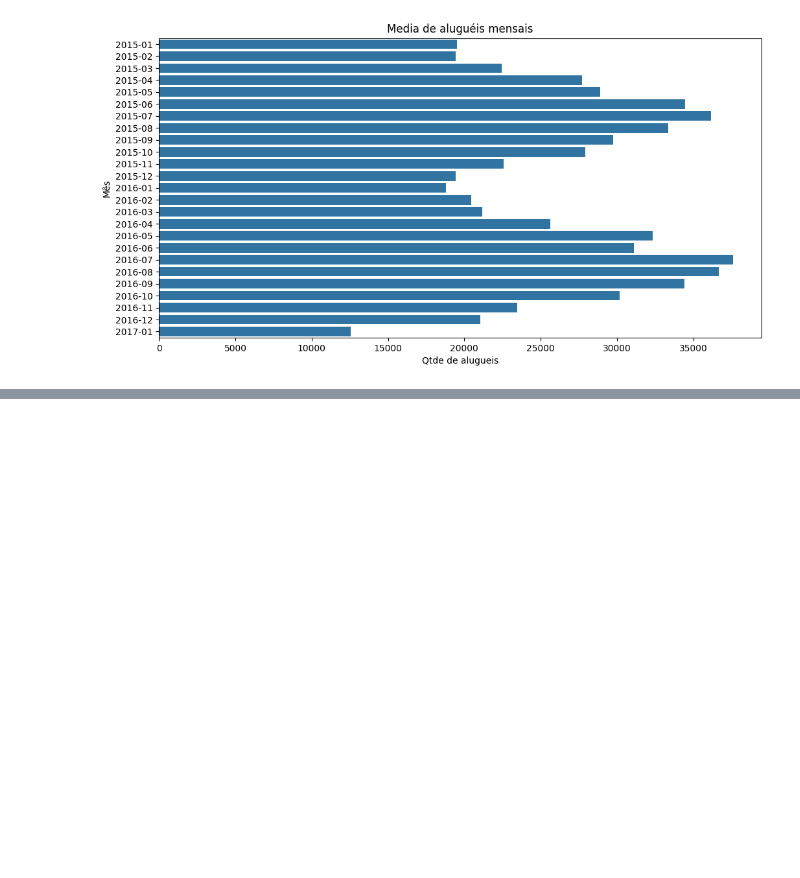
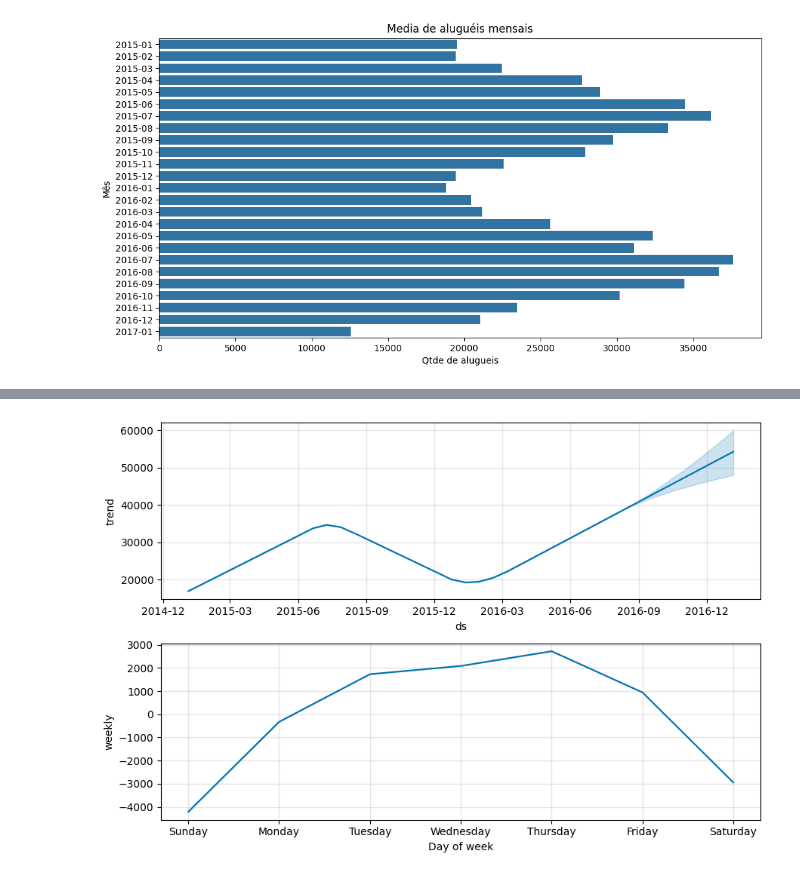
Before and after one commit to cauancalmeida/Data_Science_studies, a Jupyter notebook: Analisando_e_Prevendo_series_temporais.ipynb, the cells around one changed output, grey strips where cells are left out. Drawn from its saved outputs; the diff is of its cells as text; code cells hidden in the pictures; blank space fills up the shorter version.

```diff
--- a/Analisando_e_Prevendo_series_temporais.ipynb
+++ b/Analisando_e_Prevendo_series_temporais.ipynb
@@ -599,0 +727,5 @@ plt.show()
+# %%
+#verificando os componentes para entender o erro do modelo
+fig2 = modelo.plot_components(previsao)
+# %% [output]
+[figure, added]
```
Also changed, not shown: parts of 23 cells of this notebook.
